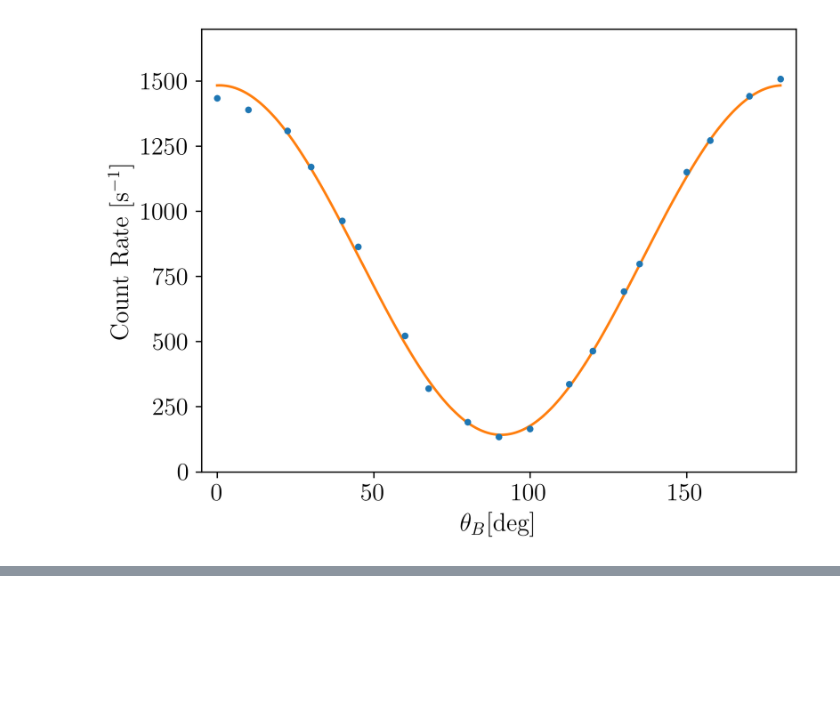
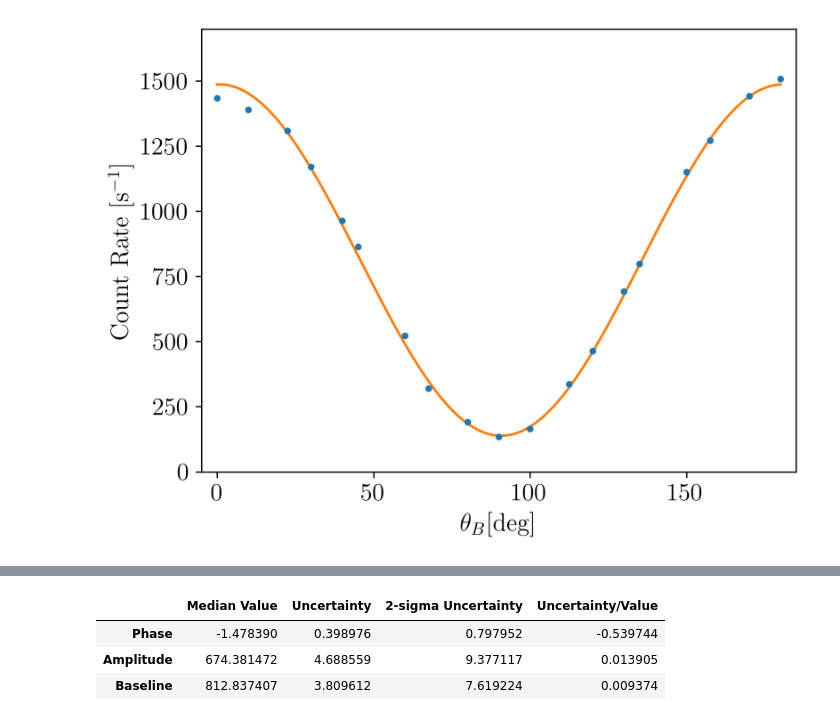
Before and after one commit to andres-luengo/alden-andres-max-most-dangerous-4450-trio, a Jupyter notebook: pol_cor_fit.ipynb, the cells around one changed output, grey strips where cells are left out. Cells and saved outputs as stored; diff of their text form; code cells hidden in the pictures; blank space fills up the shorter version.

```diff
--- a/pol_cor_fit.ipynb
+++ b/pol_cor_fit.ipynb
@@ -193,0 +241,19 @@ print(chi_sq(np.median(chain, axis = 0), np.sqrt(chi_sq_mcmc)))
+# %%
+chain = sampler.get_chain(flat=True, discard=int(np.max(autocorr_time*4)))
+results = pd.DataFrame(
+    {
+        "Median Value": np.median(chain, axis = 0),
+        "Uncertainty": np.sqrt(np.diag(np.cov(chain.T))),
+        "2-sigma Uncertainty": np.sqrt(np.diag(np.cov(chain.T))) * 2
+    },
+    index=param_labels
+)
+results["Uncertainty/Value"] = results["2-sigma Uncertainty"]/results["Median Value"]
+# %%
+results.to_csv("mcmc_fit_adjusted.csv")
+results
+# %% [output]
+|  | Median Value | Uncertainty | 2-sigma Uncertainty | Uncertainty/Value |
+| Phase | -1.478390 | 0.398976 | 0.797952 | -0.539744 |
+| Amplitude | 674.381472 | 4.688559 | 9.377117 | 0.013905 |
+| Baseline | 812.837407 | 3.809612 | 7.619224 | 0.009374 |
```
Also changed, not shown: parts of 15 cells of this notebook, 7 other files.
